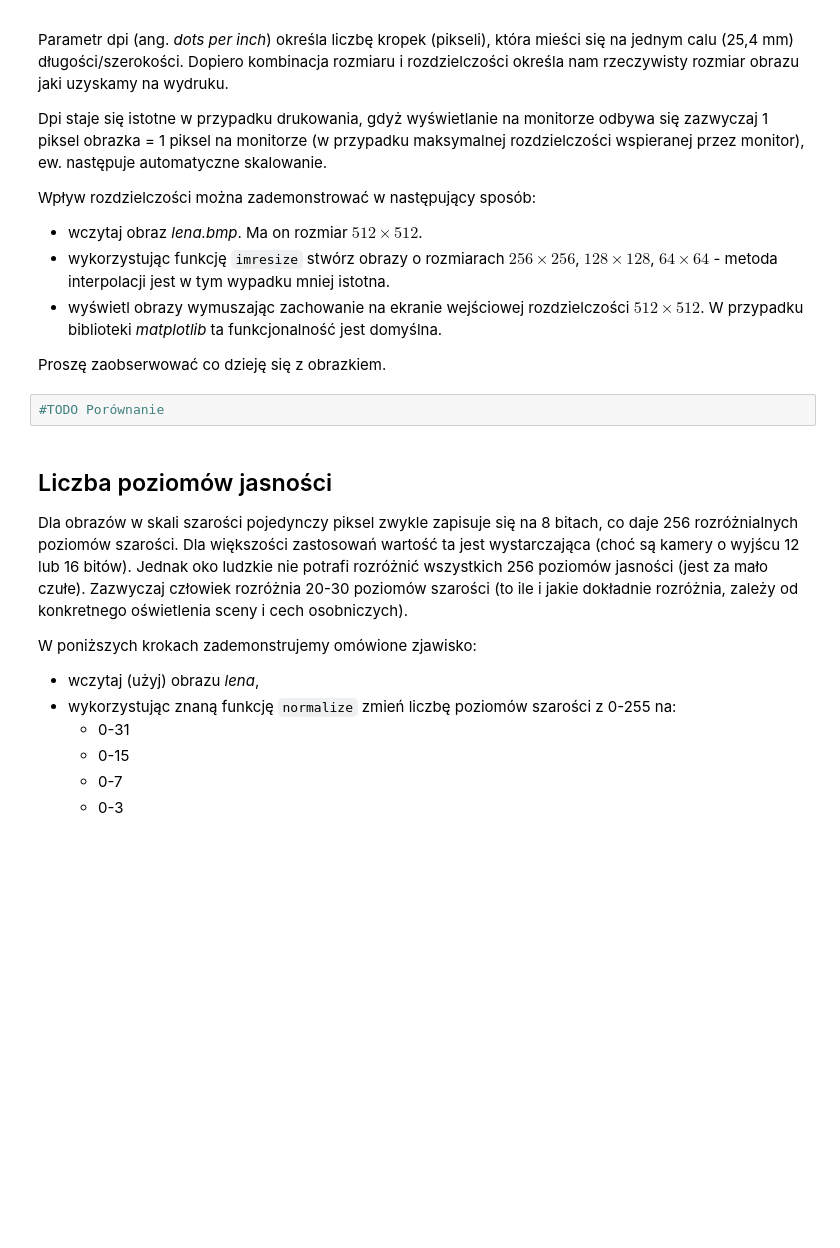
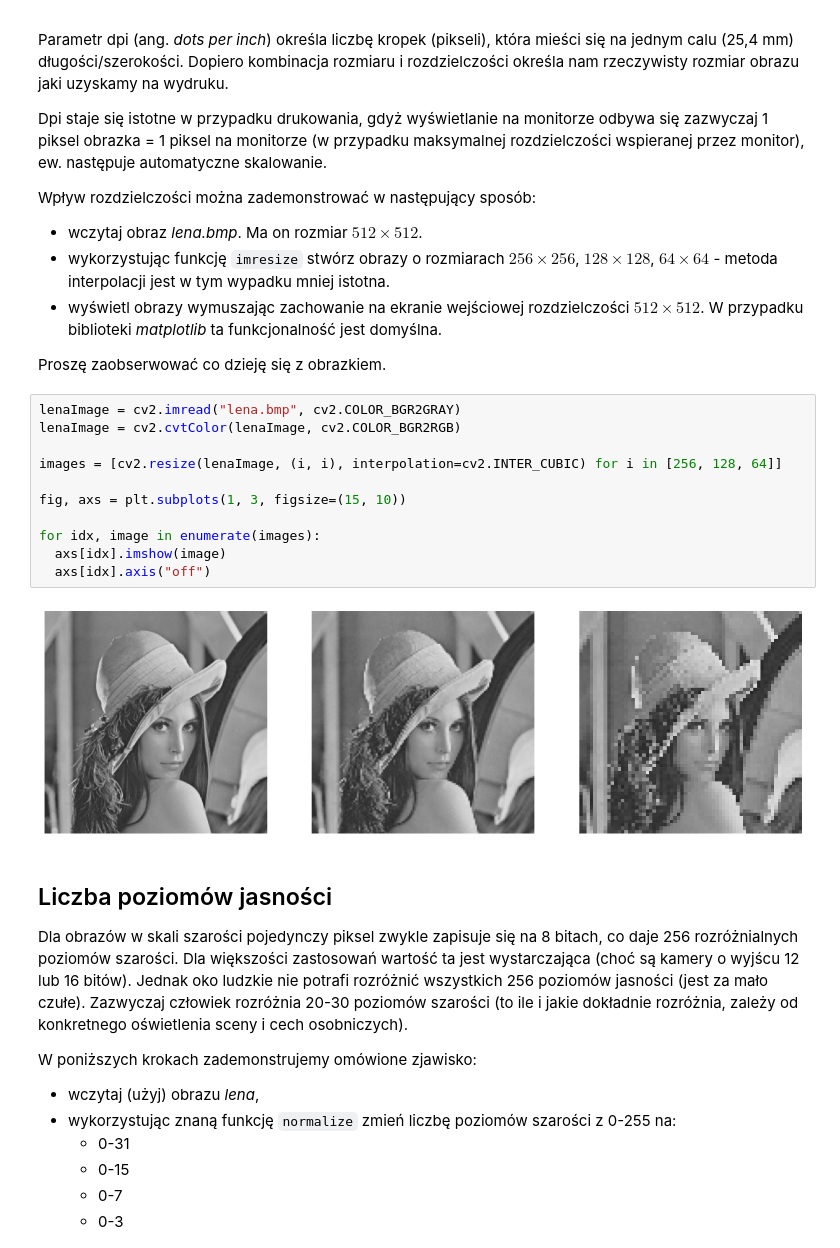
Before and after one commit to arturgesiarz/DigitalImageProcessing-Course, a Jupyter notebook: lab05/05_resolution.ipynb, the cells around one changed output. Cells and saved outputs as stored; diff of their text form; blank space fills up the shorter version.

```diff
--- a/lab05/05_resolution.ipynb
+++ b/lab05/05_resolution.ipynb
@@ -367,8 +367,19 @@ Wpływ rozdzielczości można zademonstrować w następujący sposób:
 - wyświetl obrazy wymuszając zachowanie na ekranie wejściowej rozdzielczości $512 \times 512$. W przypadku biblioteki *matplotlib* ta funkcjonalność jest domyślna.
 
 Proszę zaobserwować co dzieję się z obrazkiem.
-# %%
-#TODO Porównanie
+# %%
+lenaImage = cv2.imread("lena.bmp", cv2.COLOR_BGR2GRAY)
+lenaImage = cv2.cvtColor(lenaImage, cv2.COLOR_BGR2RGB)
+
+images = [cv2.resize(lenaImage, (i, i), interpolation=cv2.INTER_CUBIC) for i in [256, 128, 64]]
+
+fig, axs = plt.subplots(1, 3, figsize=(15, 10))
+
+for idx, image in enumerate(images):
+  axs[idx].imshow(image)
+  axs[idx].axis("off")
+# %% [output]
+[figure, added]
 # %% [markdown]
 ## Liczba poziomów jasności
 
```
Also changed, not shown: 3 other files.
